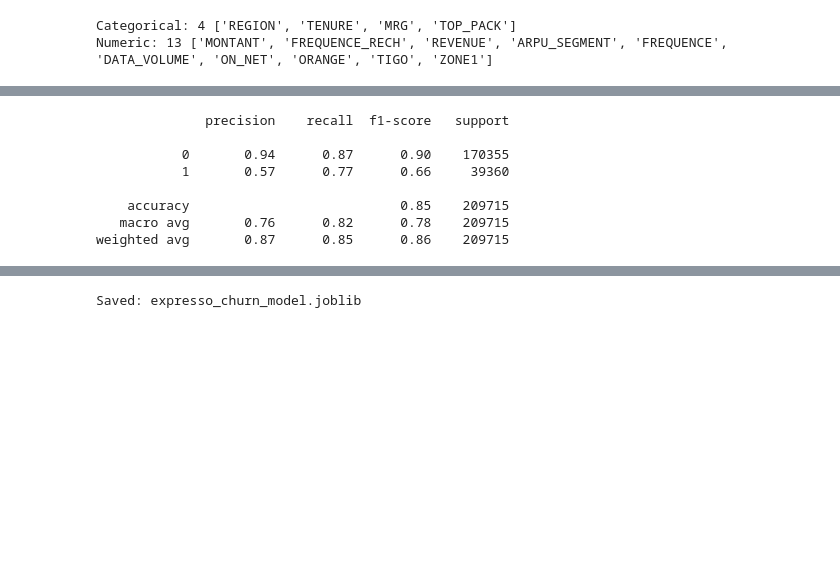
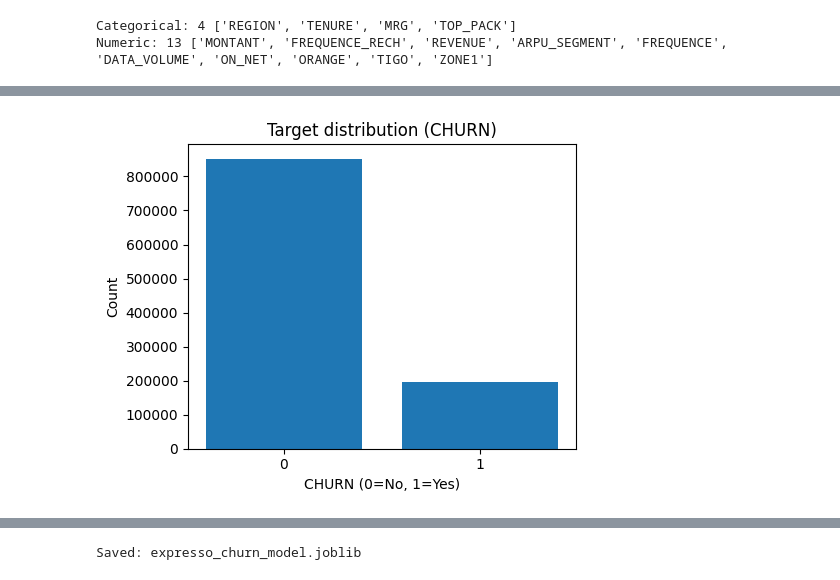
Before and after one commit to imenebna/expresso_streamlit_checkpoint, a Jupyter notebook: Expresso_Colab_Training.ipynb, the cells around one changed output, grey strips where cells are left out. Saved outputs shown, nothing was run; the diff lists cells and outputs as text; code cells hidden in the pictures; blank space fills up the shorter version.

```diff
--- a/Expresso_Colab_Training.ipynb
+++ b/Expresso_Colab_Training.ipynb
@@ -130,39 +201,18 @@ preprocess = ColumnTransformer(
         ]), cat_cols)
     ]
 )
-# %%
-# 9) Train/test classifier
-# Drop rows where the target variable 'y' is NaN
-df_cleaned = df.dropna(subset=[TARGET])
-
-X_cleaned = df_cleaned.drop(columns=[TARGET])
-y_cleaned = df_cleaned[TARGET]
-
-# Ensure numeric columns are handled
-X_cleaned[num_cols] = X_cleaned[num_cols].apply(pd.to_numeric, errors="coerce")
-X_cleaned[num_cols] = iqr_clip_df(X_cleaned[num_cols])
-
-X_train, X_test, y_train, y_test = train_test_split(
-    X_cleaned, y_cleaned, test_size=0.2, random_state=42, stratify=y_cleaned
-)
-
-from sklearn.linear_model import SGDClassifier
-
-model = Pipeline(steps=[
-    ("preprocess", preprocess),
-    ("clf", SGDClassifier(loss="log_loss", max_iter=1000, tol=1e-3))
-])
-
-model.fit(X_train, y_train)
-pred = model.predict(X_test)
-
-print(classification_report(y_test, pred))
-# %% [output]
-              precision    recall  f1-score   support
-
-           0       0.94      0.87      0.90    170355
-           1       0.57      0.77      0.66     39360
-
-    accuracy                           0.85    209715
-   macro avg       0.76      0.82      0.78    209715
-weighted avg       0.87      0.85      0.86    209715
+# %%
+# VISUAL 3: Target distribution (CHURN)
+import matplotlib.pyplot as plt
+
+churn_counts = df["CHURN"].value_counts().sort_index()
+
+plt.figure(figsize=(5, 4))
+plt.bar(churn_counts.index.astype(str), churn_counts.values)
+plt.xlabel("CHURN (0=No, 1=Yes)")
+plt.ylabel("Count")
+plt.title("Target distribution (CHURN)")
+plt.tight_layout()
+plt.show()
+# %% [output]
+[figure, added]
```
Also changed, not shown: parts of 14 cells of this notebook, 3 other files.
